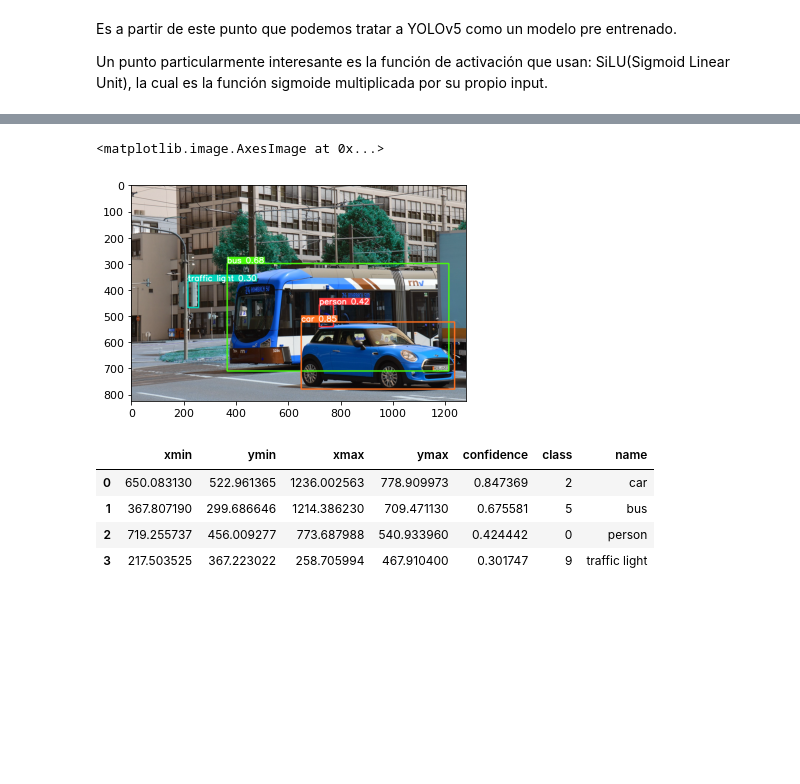
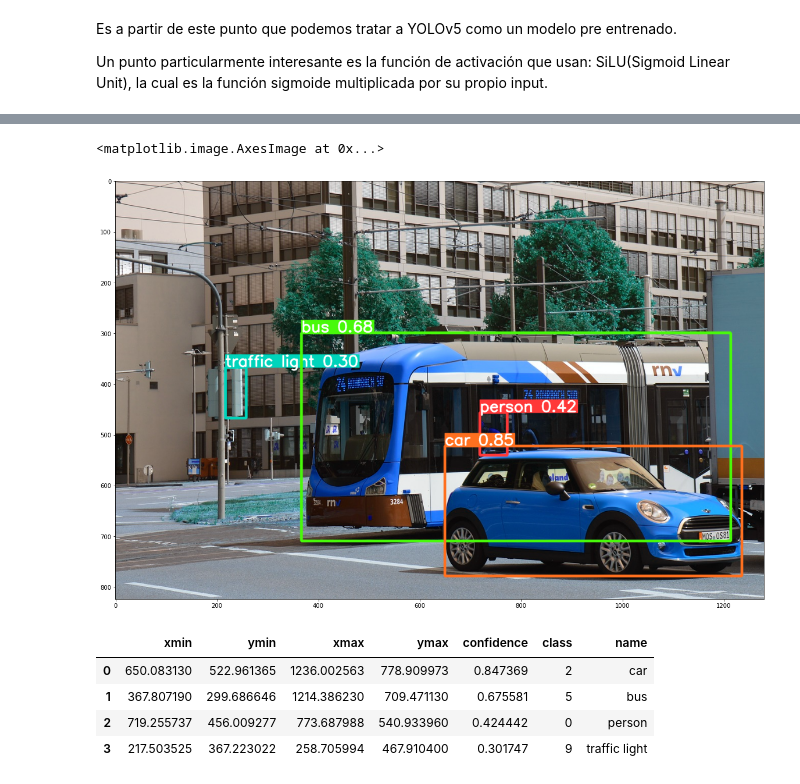
Before and after one commit to AprendizajeProfundo/Diplomado-Avanzado, a Jupyter notebook: Visión Artificial/Cuadernos/yolo.ipynb, the cells around one changed output, grey strips where cells are left out. Drawn from its saved outputs; the diff is of its cells as text; code cells hidden in the pictures; blank space fills up the shorter version.

```diff
--- a/Visión Artificial/Cuadernos/yolo.ipynb
+++ b/Visión Artificial/Cuadernos/yolo.ipynb
@@ -235,10 +236,11 @@ plt.imshow(img2[:,:,::-1])
 # %%
 results = model(img2)
 
+plt.figure(figsize=(20,20))
 plt.imshow(np.squeeze(results.render()))
 # %% [output]
 <matplotlib.image.AxesImage at 0x...>
-[figure, old version]
+[figure, new version]
 # %%
 results.pandas().xyxy[0]
 # %% [output]
```
Also changed, not shown: parts of 3 cells of this notebook, 6 other files.
